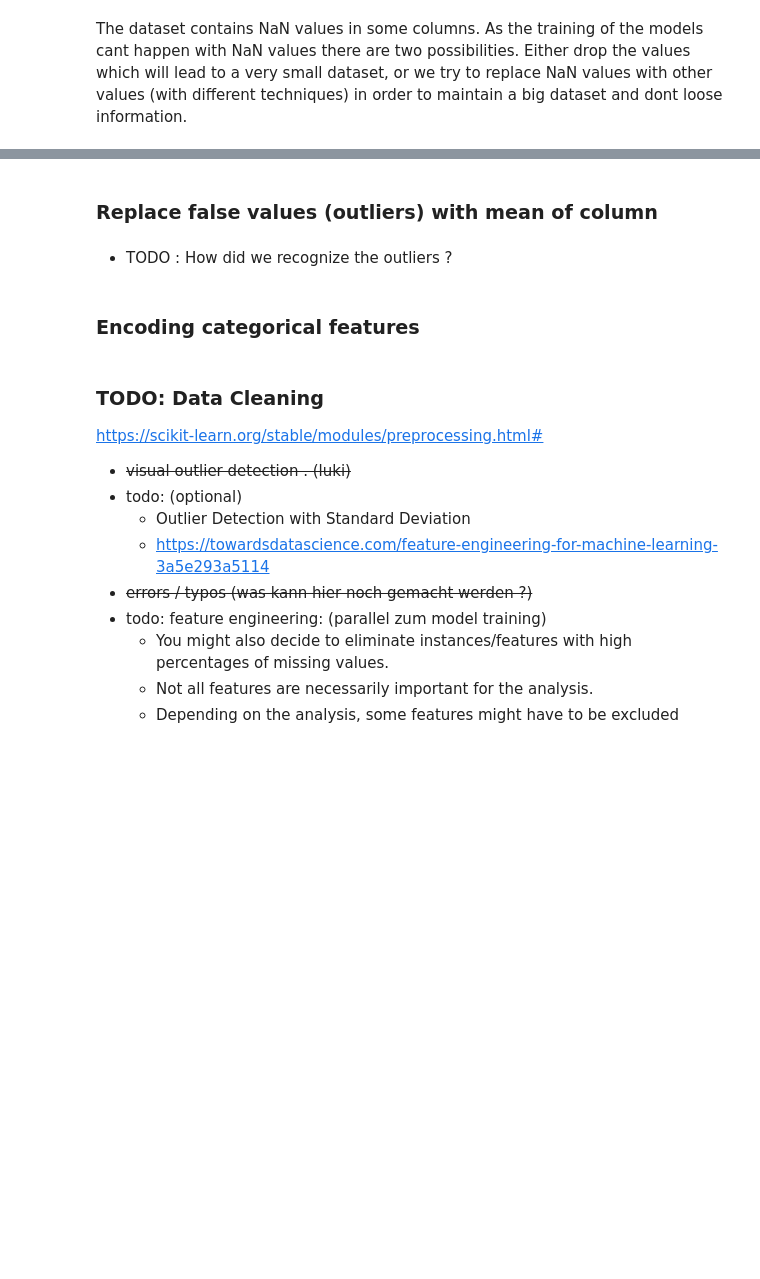
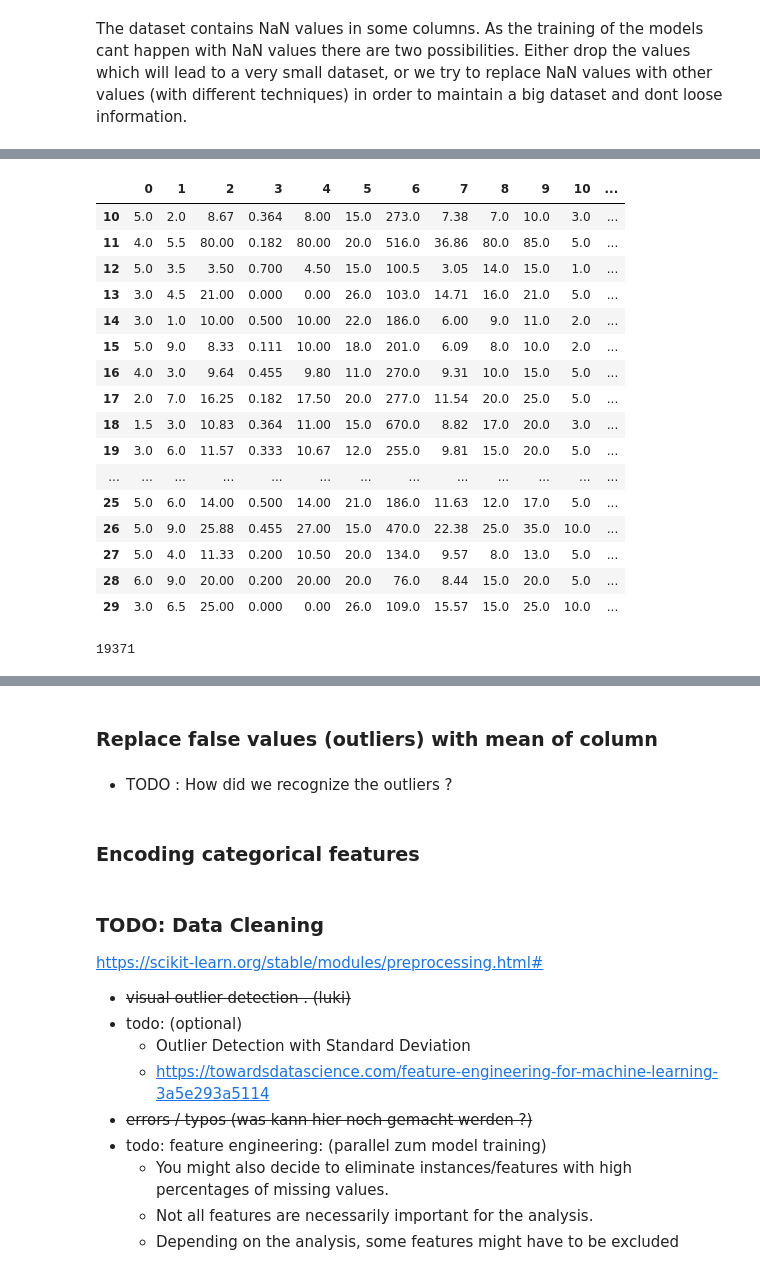
Before and after one commit to jlp237/ml_project, a Jupyter notebook: AA_202021_Project.ipynb, the cells around one changed output, grey strips where cells are left out. Drawn from its saved outputs; the diff is of its cells as text; code cells hidden in the pictures; blank space fills up the shorter version.

```diff
--- a/AA_202021_Project.ipynb
+++ b/AA_202021_Project.ipynb
@@ -381,6 +532,15 @@ plot.set_title('DONOR_AGE_label classes counts')
 The dataset contains NaN values in some columns. As the training of the models cant happen with NaN values there are two possibilities. Either drop the values which will lead to a very small dataset, or we try to replace NaN values with other values (with different techniques) in order to maintain a big dataset and dont loose information.
 # %%
 #### TODO:
+#Urbancity
+#SES
+
+from sklearn.impute import KNNImputer
+
+#possibilities:
+#1. any number, like 999 or 0
+#2. mean/median
+#3. KNN
 
 # how to replace WEALTH_RATING ?
 # its from 0 to 9 , so missing data could be = 10
@@ -388,7 +548,10 @@ The dataset contains NaN values in some columns. As the training of the models c
 # or replace with a number or with mean ?
 # TODO: try out different values
 
-transformed_data.WEALTH_RATING =  transformed_data.WEALTH_RATING.fillna(999)
+#transformed_data.WEALTH_RATING =  transformed_data.WEALTH_RATING.fillna(999)
+#2.
+#imputer = KNNImputer(n_neighbors=2)
+#transformed_data.WEALTH_RATING =  imputer.fit_transform(transformed_data.WEALTH_RATING)
 
 
 # how to replace DONOR_AGE ?
@@ -398,8 +561,8 @@ transformed_data.WEALTH_RATING =  transformed_data.WEALTH_RATING.fillna(999)
 # TODO: try out different values : median ?
 
 #transformed_data.DONOR_AGE =  transformed_data.DONOR_AGE.fillna((transformed_data.DONOR_AGE.mean()))
-transformed_data.DONOR_AGE_label = AM_train['product_category_2'].cat.add_categories('Unknown')
-transformed_data.DONOR_AGE_label =  transformed_data.DONOR_AGE_label.fillna(999)
+#transformed_data.DONOR_AGE_label = transformed_data.DONOR_AGE_label.cat.add_categories(999)
+#transformed_data.DONOR_AGE_label =  transformed_data.DONOR_AGE_label.fillna(999)
 
 
 # how to replace INCOME_GROUP ?
@@ -410,7 +573,7 @@ transformed_data.DONOR_AGE_label =  transformed_data.DONOR_AGE_label.fillna(999)
 # TODO: try out different values
 # first tried with 0
 # replace with 8
-transformed_data.INCOME_GROUP =  transformed_data.INCOME_GROUP.fillna(999)
+#transformed_data.INCOME_GROUP =  transformed_data.INCOME_GROUP.fillna(999)
 
 
 # how to replace MONTHS_SINCE_LAST_PROM_RESP ?
@@ -421,7 +584,24 @@ transformed_data.INCOME_GROUP =  transformed_data.INCOME_GROUP.fillna(999)
 # TODO: try out different values :  median ?
 
 #transformed_data.MONTHS_SINCE_LAST_PROM_RESP =  transformed_data.MONTHS_SINCE_LAST_PROM_RESP.fillna(transformed_data.MONTHS_SINCE_LAST_PROM_RESP.mean())
-transformed_data.MONTHS_SINCE_LAST_PROM_RESP =  transformed_data.MONTHS_SINCE_LAST_PROM_RESP.fillna(999)
+#transformed_data.MONTHS_SINCE_LAST_PROM_RESP =  transformed_data.MONTHS_SINCE_LAST_PROM_RESP.fillna(999)
+imputer = KNNImputer(n_neighbors=2)
+
+df_numeric = transformed_data.select_dtypes(include=[np.float]).values
+
+#X = [transformed_data['MONTHS_SINCE_LAST_PROM_RESP']]
+#print(transformed_data.pscontinuous_features)
+#for feature in pscontinuous_features:
+ #   X.append(transformed_data[feature])
+
+no_nan = imputer.fit_transform(df_numeric)
+
+df_filled = pd.DataFrame(imputer.fit_transform(df_numeric))
+
+transformed_data.isna().sum()
+display(transformed_data.select_dtypes(include=[np.float])[30:50])
 
 
-transformed_data.isna().sum()
+display(df_filled[10:30])
+len(no_nan)
+# %% [output]
@@ -427,0 +625,18 @@ transformed_data.isna().sum()
+|  | 0 | 1 | 2 | 3 | 4 | 5 | 6 | 7 | 8 | 9 | 10 | ... |
+| 10 | 5.0 | 2.0 | 8.67 | 0.364 | 8.00 | 15.0 | 273.0 | 7.38 | 7.0 | 10.0 | 3.0 | ... |
+| 11 | 4.0 | 5.5 | 80.00 | 0.182 | 80.00 | 20.0 | 516.0 | 36.86 | 80.0 | 85.0 | 5.0 | ... |
+| 12 | 5.0 | 3.5 | 3.50 | 0.700 | 4.50 | 15.0 | 100.5 | 3.05 | 14.0 | 15.0 | 1.0 | ... |
+| 13 | 3.0 | 4.5 | 21.00 | 0.000 | 0.00 | 26.0 | 103.0 | 14.71 | 16.0 | 21.0 | 5.0 | ... |
+| 14 | 3.0 | 1.0 | 10.00 | 0.500 | 10.00 | 22.0 | 186.0 | 6.00 | 9.0 | 11.0 | 2.0 | ... |
+| 15 | 5.0 | 9.0 | 8.33 | 0.111 | 10.00 | 18.0 | 201.0 | 6.09 | 8.0 | 10.0 | 2.0 | ... |
+| 16 | 4.0 | 3.0 | 9.64 | 0.455 | 9.80 | 11.0 | 270.0 | 9.31 | 10.0 | 15.0 | 5.0 | ... |
+| 17 | 2.0 | 7.0 | 16.25 | 0.182 | 17.50 | 20.0 | 277.0 | 11.54 | 20.0 | 25.0 | 5.0 | ... |
+| 18 | 1.5 | 3.0 | 10.83 | 0.364 | 11.00 | 15.0 | 670.0 | 8.82 | 17.0 | 20.0 | 3.0 | ... |
+| 19 | 3.0 | 6.0 | 11.57 | 0.333 | 10.67 | 12.0 | 255.0 | 9.81 | 15.0 | 20.0 | 5.0 | ... |
+| ... | ... | ... | ... | ... | ... | ... | ... | ... | ... | ... | ... | ... |
+| 25 | 5.0 | 6.0 | 14.00 | 0.500 | 14.00 | 21.0 | 186.0 | 11.63 | 12.0 | 17.0 | 5.0 | ... |
+| 26 | 5.0 | 9.0 | 25.88 | 0.455 | 27.00 | 15.0 | 470.0 | 22.38 | 25.0 | 35.0 | 10.0 | ... |
+| 27 | 5.0 | 4.0 | 11.33 | 0.200 | 10.50 | 20.0 | 134.0 | 9.57 | 8.0 | 13.0 | 5.0 | ... |
+| 28 | 6.0 | 9.0 | 20.00 | 0.200 | 20.00 | 20.0 | 76.0 | 8.44 | 15.0 | 20.0 | 5.0 | ... |
+| 29 | 3.0 | 6.5 | 25.00 | 0.000 | 0.00 | 26.0 | 109.0 | 15.57 | 15.0 | 25.0 | 10.0 | ... |
+19371
```
Also changed, not shown: parts of 20 cells of this notebook.
